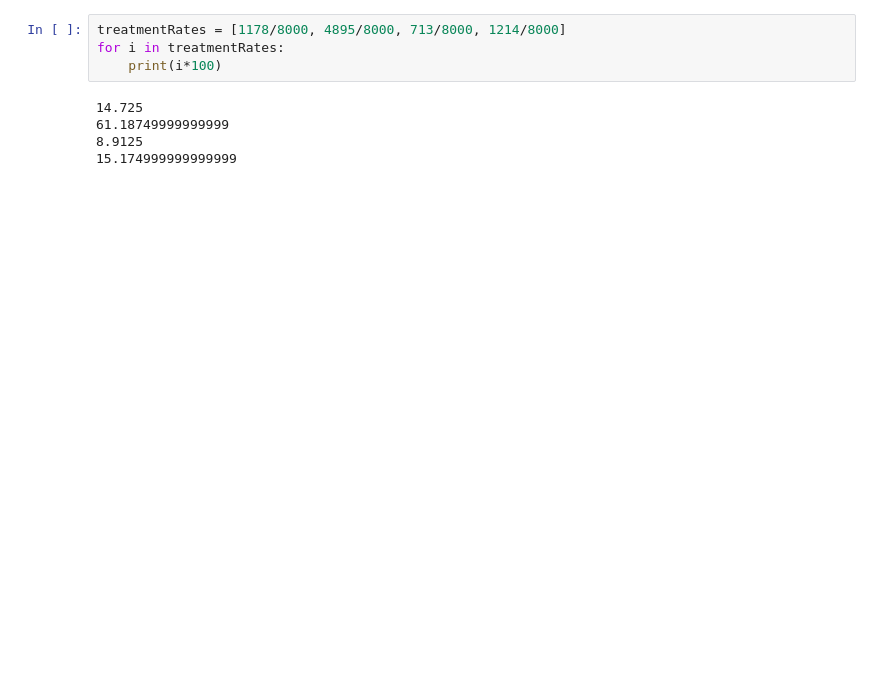
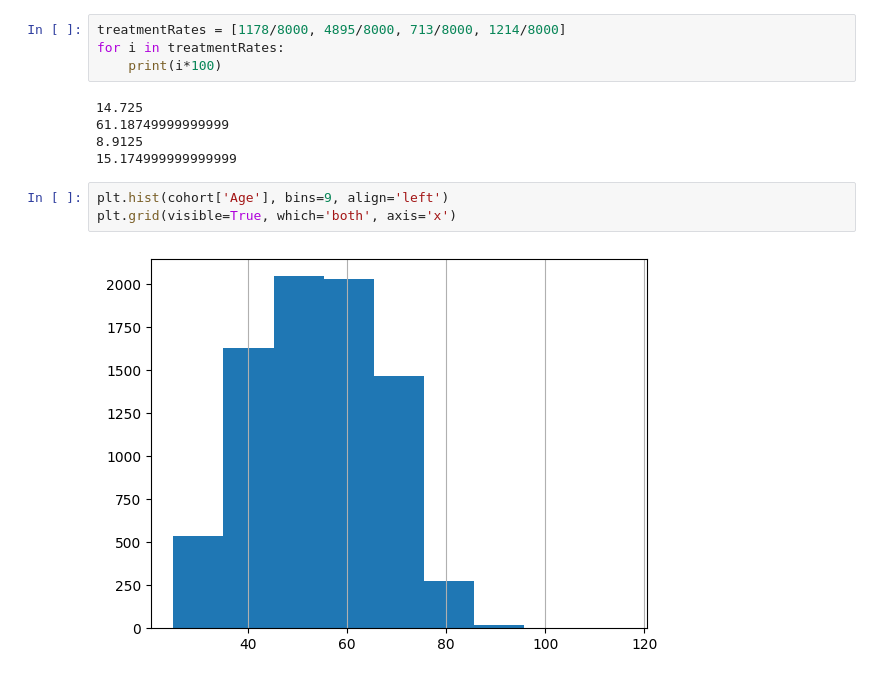
Before and after one commit to karinakanjaria/glucose-data-analysis, a Jupyter notebook: EDA/LeslieEDA2.ipynb, the cells around one changed output. Cells and saved outputs as stored; diff of their text form; blank space fills up the shorter version.

```diff
--- a/EDA/LeslieEDA2.ipynb
+++ b/EDA/LeslieEDA2.ipynb
@@ -480,3 +442,8 @@ for i in treatmentRates:
 61.18749999999999
 8.9125
 15.174999999999999
+# %%
+plt.hist(cohort['Age'], bins=9, align='left')
+plt.grid(visible=True, which='both', axis='x')
+# %% [output]
+[figure, added]
```
Also changed, not shown: parts of 6 cells of this notebook.
